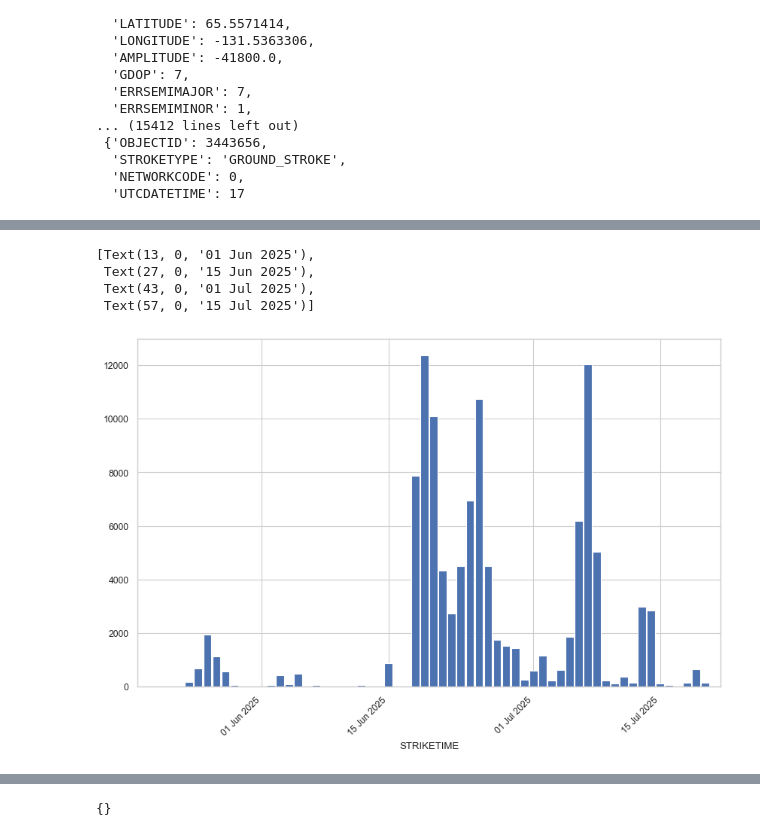
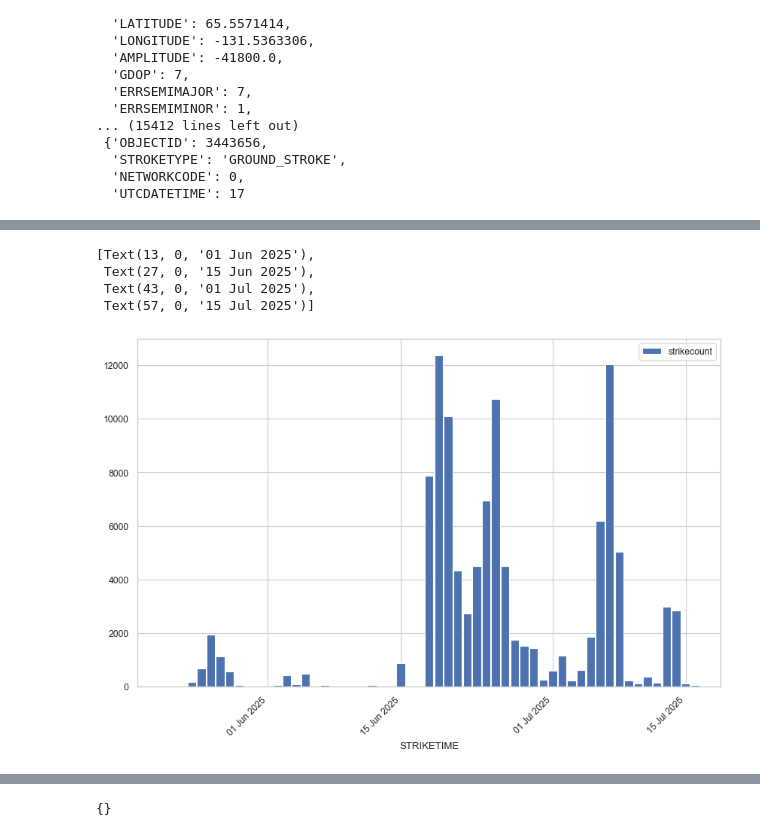
Before and after one commit to PanCanAK-Fire/hnl-fire-data, a Jupyter notebook: JupyterNotebooks/aggregate_lightning.ipynb, the cells around one changed output, grey strips where cells are left out. Drawn from its saved outputs; the diff is of its cells as text; code cells hidden in the pictures.

```diff
--- a/JupyterNotebooks/aggregate_lightning.ipynb
+++ b/JupyterNotebooks/aggregate_lightning.ipynb
@@ -58,5 +58,6 @@ strikes
 # %%
 dailystrikes = strikes.resample('D', on='STRIKETIME').size()
+dailystrikes = pd.DataFrame(dailystrikes).rename(columns={0: 'strikecount'})
 # dailystrikes.index = dailystrikes.index.date
 dailystrikes
 # %% [output]
@@ -78,15 +80,15 @@ sns.set_theme('paper')
 sns.set_style('whitegrid')
 # %%
 fig, ax = plt.subplots(figsize=(10, 6))
-dailystrikes.plot.bar(width=.9)
+dailystrikes.plot.bar(width=.9, ax=ax)
 # ax.xaxis.grid(False)
 xticks = pd.date_range(start=dailystrikes.index.min(), end=dailystrikes.index.max(), freq='SMS')
 ax.set_xticks(xticks.map(lambda d: dailystrikes.index.get_loc(d)))
 ax.set_xticklabels(xticks.strftime('%d %b %Y'), rotation=45, ha='right')
 # ax.xaxis.set_major_formatter(mdates.DateFormatter('%d %b %Y'))
 # %% [output]
 [Text(13, 0, '01 Jun 2025'),
  Text(27, 0, '15 Jun 2025'),
  Text(43, 0, '01 Jul 2025'),
  Text(57, 0, '15 Jul 2025')]
-[figure, old version]
+[figure, new version]
```
Also changed, not shown: parts of 9 cells of this notebook, 34 other files.
